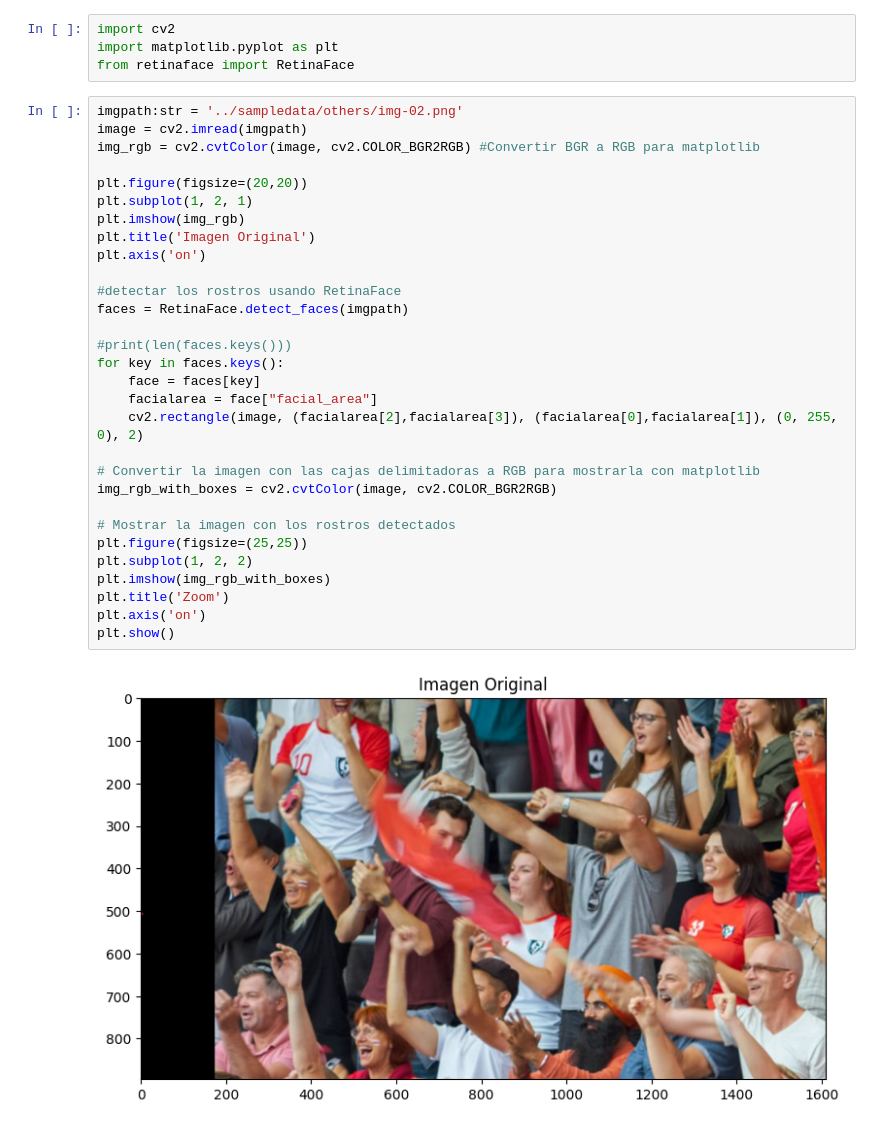
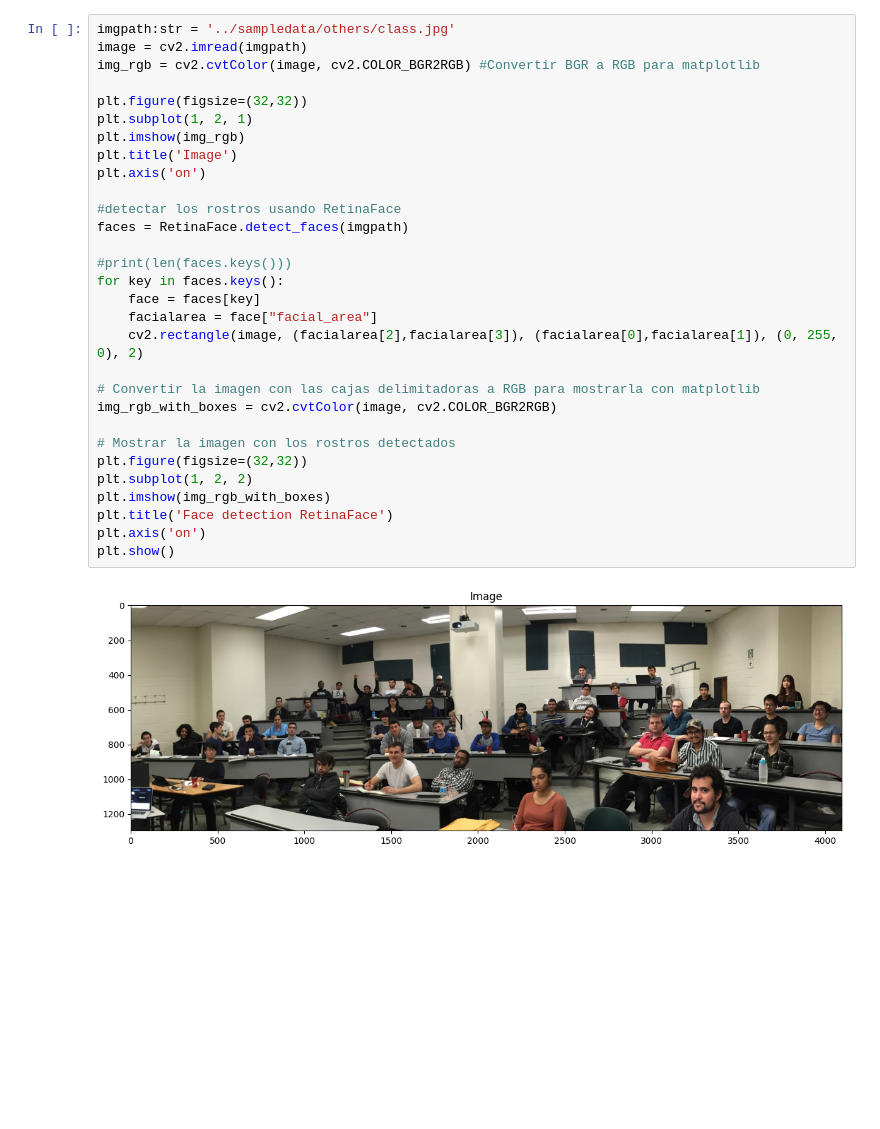
Before and after one commit to kendrick25/dfacescan, a Jupyter notebook: face-detection/rnretinaface/testretinaface.ipynb, the cells around one changed output. Cells and saved outputs as stored; diff of their text form; blank space fills up the shorter version.

Commit message:
another test retinaface

```diff
--- a/face-detection/rnretinaface/testretinaface.ipynb
+++ b/face-detection/rnretinaface/testretinaface.ipynb
@@ -9,39 +12,35 @@ print(tf.__version__)
 3.10.14 | packaged by Anaconda, Inc. | (main, May  6 2024, 19:44:50) [MSC v.1916 64 bit (AMD64)]
 1.26.4
 2.10.1
-# %%
-import cv2
-import matplotlib.pyplot as plt
-from retinaface import RetinaFace
 # %%
-imgpath:str = '../sampledata/others/img-02.png'
+imgpath:str = '../sampledata/others/class.jpg'
 image = cv2.imread(imgpath)
 img_rgb = cv2.cvtColor(image, cv2.COLOR_BGR2RGB) #Convertir BGR a RGB para matplotlib
 
-plt.figure(figsize=(20,20))
+plt.figure(figsize=(32,32))
 plt.subplot(1, 2, 1)
 plt.imshow(img_rgb)
-plt.title('Imagen Original')
+plt.title('Image')
 plt.axis('on')
 
 #detectar los rostros usando RetinaFace
 faces = RetinaFace.detect_faces(imgpath)
 
 #print(len(faces.keys()))
 for key in faces.keys():
     face = faces[key]
     facialarea = face["facial_area"]
     cv2.rectangle(image, (facialarea[2],facialarea[3]), (facialarea[0],facialarea[1]), (0, 255, 0), 2)
 
 # Convertir la imagen con las cajas delimitadoras a RGB para mostrarla con matplotlib
 img_rgb_with_boxes = cv2.cvtColor(image, cv2.COLOR_BGR2RGB)
 
 # Mostrar la imagen con los rostros detectados
-plt.figure(figsize=(25,25))
+plt.figure(figsize=(32,32))
 plt.subplot(1, 2, 2)
 plt.imshow(img_rgb_with_boxes)
-plt.title('Zoom')
+plt.title('Face detection RetinaFace')
 plt.axis('on')
 plt.show()
 # %% [output]
-[figure, old version]
+[figure, new version]
```
Also changed, not shown: parts of 2 cells of this notebook, 14 other files.
